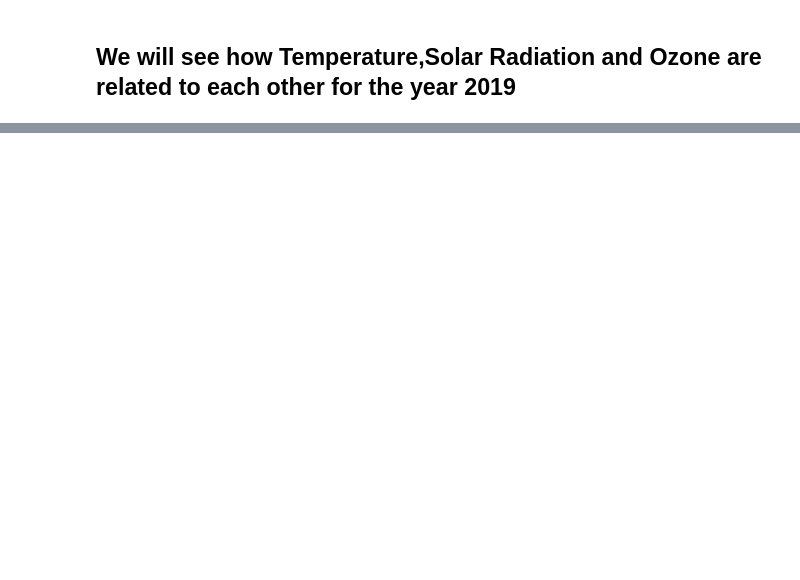
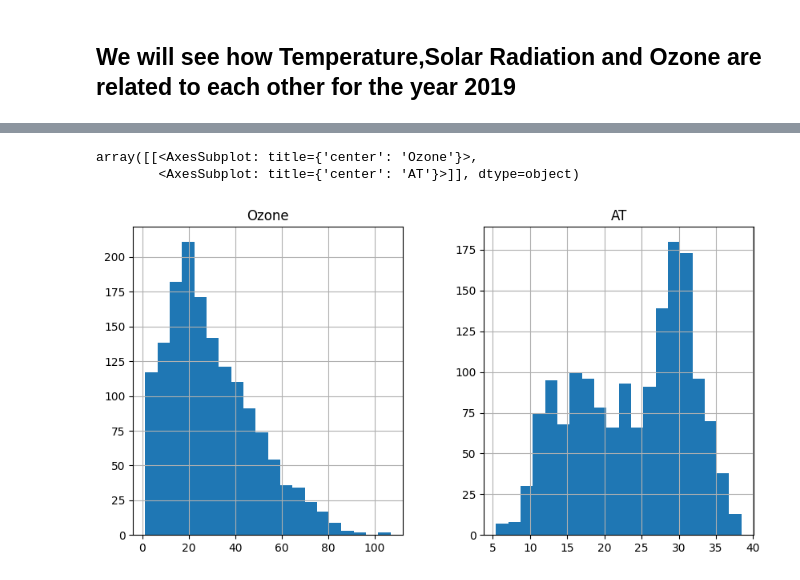
Before and after one commit to TheNobody-12/Ozone-Prediction-AIProject, a Jupyter notebook: TimeSeriesDataAnalysis.ipynb, the cells around one changed output, grey strips where cells are left out. Cells and saved outputs as stored; diff of their text form; code cells hidden in the pictures; blank space fills up the shorter version.

```diff
--- a/TimeSeriesDataAnalysis.ipynb
+++ b/TimeSeriesDataAnalysis.ipynb
@@ -411,0 +366,6 @@ array([<AxesSubplot: xlabel='From Date'>,
+# %%
+aq_df[['Ozone','AT']].hist(bins=20,figsize=(10,5))
+# %% [output]
+array([[<AxesSubplot: title={'center': 'Ozone'}>,
+        <AxesSubplot: title={'center': 'AT'}>]], dtype=object)
+[figure, added]
```
Also changed, not shown: parts of 15 cells of this notebook.
